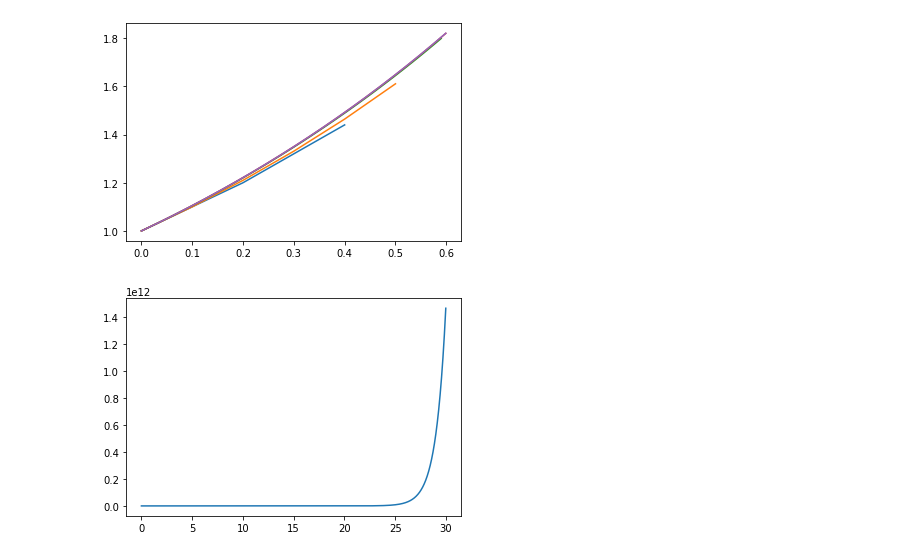
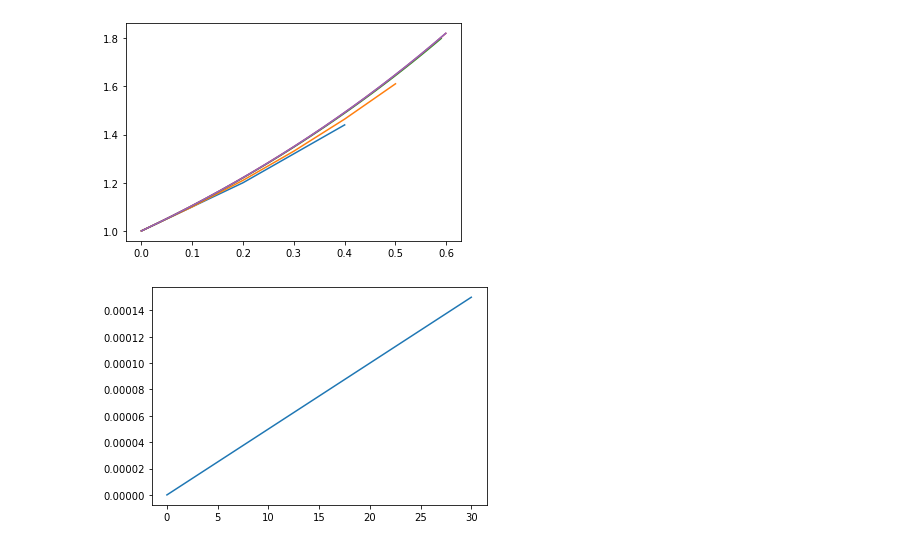
Before and after one commit to HugoDLM/Projet_num2, a Jupyter notebook: Rendu.ipynb, the cells around one changed output. Saved outputs shown, nothing was run; the diff lists cells and outputs as text; code cells hidden in the pictures.

```diff
--- a/Rendu.ipynb
+++ b/Rendu.ipynb
@@ -28,12 +35,12 @@ Les deux valeurs propres ont une partie réelle nulle, on ne peut rien savoir à
 import numpy as np
 import matplotlib.pyplot as plt
 
-def f(x1, x2):
+def H(x1, x2):
     return (x1 - np.log(x1) + x2 - np.log(x2))
 
 def display_contour(f, x, y, levels):
     X, Y = np.meshgrid(x, y)
-    Z = f(X, Y)
+    Z = H(X, Y)
     fig, ax = plt.subplots()
     contour_set = plt.contour(
         X, Y, Z, colors="grey", linestyles="dashed",
@@ -55,7 +62,7 @@ def solve_euler_explicit(f, x0, dt, t0, tf):
     t = np.arange(t0, tf, dt)
     x = [x0]
     for k in t[:-1]:
-        x.append(x[-1]+dt*f(k, x[-1]))
+        x.append(x[-1][0]+dt*f(k, x[-1])[0], x[-1][1]+dt*f(k, x[-1])[1])
     return t, x
 
 solve_euler_explicit(lambda t, x: x, 1, 0.1, 0, 1)
@@ -84,12 +91,13 @@ plt.show()
 # %% [output]
 [figure]
 # %%
-t = np.arange(0, 30, 0.01)
-difference = np.exp(t) - solve_euler_explicit(lambda t, x: x, 1, 0.01, 0, 30)[1]
+dt = 0.00001
+
+t = np.arange(0, 30, dt)
+difference = (np.exp(t) - solve_euler_explicit(lambda t, x: x, 1, dt, 0, 30)[1])/np.exp(t)
 
 
-t = np.arange(0, 30, 0.01)
 plt.plot(t,difference)
 plt.show()
 # %% [output]
-[figure, old version]
+[figure, new version]
```
Also changed, not shown: parts of 6 cells of this notebook, 1 other file.
